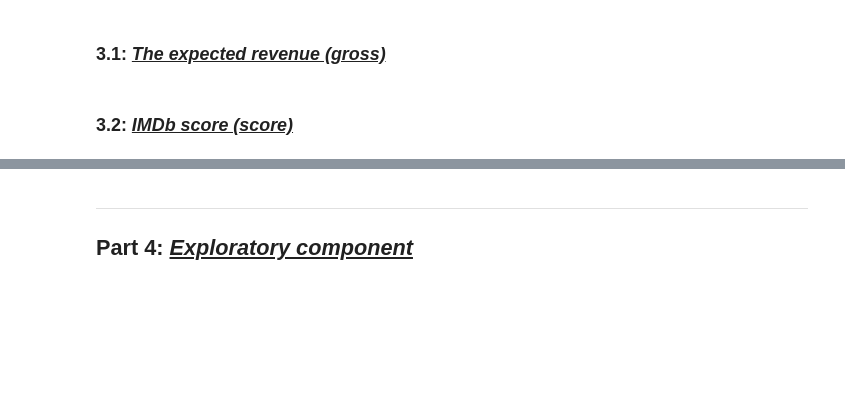
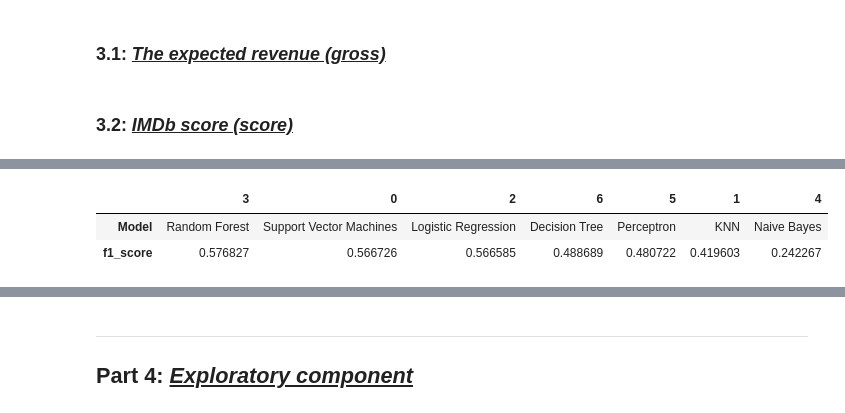
Before and after one commit to hanlululu/42577-BA-project-, a Jupyter notebook: Project_imbd-1.ipynb, the cells around one changed output, grey strips where cells are left out. Cells and saved outputs as stored; diff of their text form; code cells hidden in the pictures; blank space fills up the shorter version.

```diff
--- a/Project_imbd-1.ipynb
+++ b/Project_imbd-1.ipynb
@@ -89,0 +111,19 @@ train
+# %%
+## define features to use
+target = X['score']
+movie_title_temp = X['title_year']
+features = X[X.columns[~X.columns.isin(['title_year','titleId','title','primaryName','category','region',
+'released','released_2','day','score','nconst','knownForTitles','month','continent'])]]
+
+x_train, x_test, y_train, y_test, movie_title_train, movie_title_test = train_test_split(features, target, movie_title_temp, test_size=0.25)
+# %%
+
+## some features have very different ranges e.g. absecences, age ect.
+## therefore it is important to standardize the feature set.
+
+
+x_mean = x_train.iloc[:,0:4].mean()
+x_std = x_train.iloc[:,0:4].std()
+
+x_train.iloc[:,0:4] = (x_train.iloc[:,0:4] - x_mean) / x_std
+x_test.iloc[:,0:4] = (x_test.iloc[:,0:4] - x_mean) / x_std
@@ -89,0 +132,67 @@ train
+# %%
+from sklearn.linear_model import LogisticRegression
+from sklearn.tree import DecisionTreeClassifier
+from sklearn.ensemble import RandomForestClassifier
+from sklearn.neighbors import KNeighborsClassifier
+from sklearn.naive_bayes import GaussianNB
+from sklearn.svm import SVC
+from sklearn.linear_model import Perceptron
+from sklearn.metrics import confusion_matrix, f1_score, accuracy_score
+
+# Support Vector Machines
+svc = SVC()
+svc.fit(x_train, y_train)
+ypred_svc = svc.predict(x_test)
+svc_f1 = f1_score(y_test, ypred_svc, average='weighted')
+print(confusion_matrix(y_test, ypred_svc))
+
+# Perceptron
+perceptron = Perceptron()
+perceptron.fit(x_train, y_train)
+ypred_per = perceptron.predict(x_test)
+per_f1 = f1_score(y_test, ypred_per, average='weighted')
+print(confusion_matrix(y_test, ypred_per))
+
+# Random Forest
+random_forest = RandomForestClassifier()
+random_forest.fit(x_train, y_train)
+ypred_rf = random_forest.predict(x_test)
+rf_f1 = f1_score(y_test, ypred_rf, average='weighted')
+print(confusion_matrix(y_test, ypred_rf))
+
+# Decision Tree
+DT=DecisionTreeClassifier()
+DT.fit(x_train, y_train)
+ypred_DT = DT.predict(x_test)
+DT_f1 = f1_score(y_test, ypred_DT, average='weighted')
+print(confusion_matrix(y_test, ypred_DT))
+
+# K Nearest Neighbor
+knearest = KNeighborsClassifier(n_neighbors=2)
+knearest.fit(x_train, y_train)
+ypred_KNN = knearest.predict(x_test)
+KNN_f1 = f1_score(y_test, ypred_KNN, average='weighted')
+print(confusion_matrix(y_test, ypred_KNN))
+
+# Gaussian Naive Bayes
+gaussian = GaussianNB()
+gaussian.fit(x_train, y_train)
+ypred_g = gaussian.predict(x_test)
+g_f1 = f1_score(y_test, ypred_g, average='weighted')
+print(confusion_matrix(y_test, ypred_g))
+
+# Logistic Regression
+LogReg = LogisticRegression(solver='liblinear')
+LogReg.fit(x_train, y_train)
+ypred_LogReg = LogReg.predict(x_test)
+LogReg_f1 = f1_score(y_test, ypred_LogReg, average='weighted')
+print(confusion_matrix(y_test, ypred_LogReg))
+
+# Reflection on the models' f1-score
+models = pd.DataFrame({
+    'Model': ['Support Vector Machines', 'KNN', 'Logistic Regression',
+              'Random Forest', 'Naive Bayes', 'Perceptron', 'Decision Tree'],
+    'f1_score': [svc_f1, KNN_f1, LogReg_f1,
+              rf_f1, g_f1, per_f1, DT_f1]})
+models.sort_values(by='f1_score', ascending=False).T
+# %% [output]
@@ -89,0 +216,3 @@ train
+|  | 3 | 0 | 2 | 6 | 5 | 1 | 4 |
+| Model | Random Forest | Support Vector Machines | Logistic Regression | Decision Tree | Perceptron | KNN | Naive Bayes |
+| f1_score | 0.576827 | 0.566726 | 0.566585 | 0.488689 | 0.480722 | 0.419603 | 0.242267 |
```
Also changed, not shown: parts of 34 cells of this notebook, 2 other files.
